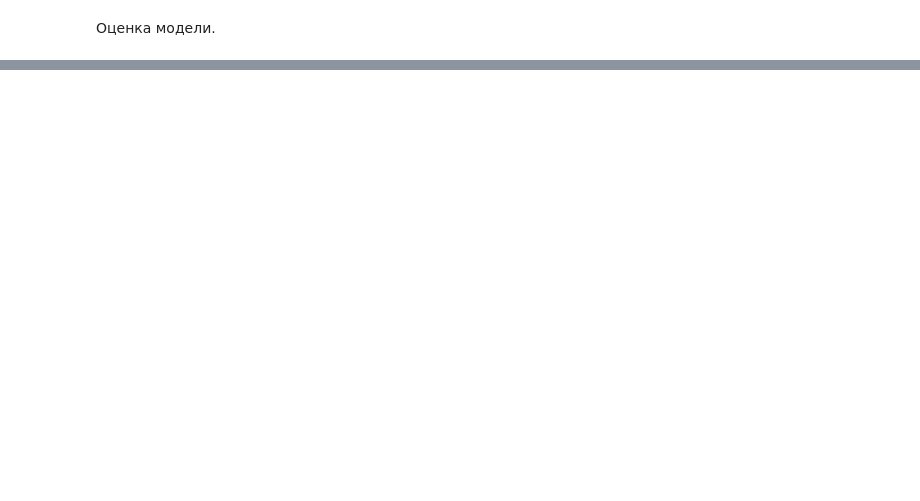
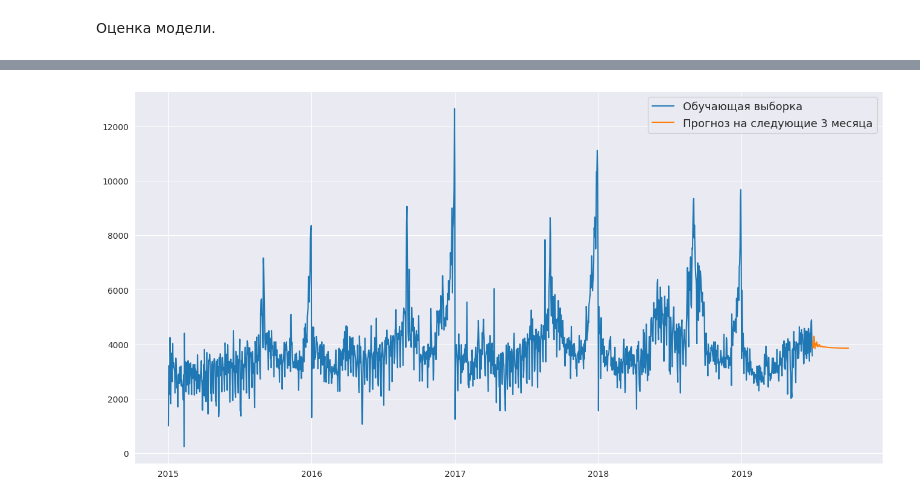
Before and after one commit to YushkevichNV/time_series_and_classification, a Jupyter notebook: task_1 (time_series)/task1.ipynb, the cells around one changed output, grey strips where cells are left out. Saved outputs shown, nothing was run; the diff lists cells and outputs as text; code cells hidden in the pictures; blank space fills up the shorter version.

```diff
--- a/task_1 (time_series)/task1.ipynb
+++ b/task_1 (time_series)/task1.ipynb
@@ -189,0 +197,4 @@ print(f'{round(mean_absolute_percentage_error(test_df, predictions)*100, 2)} %')
+# %%
+model = ARIMA(df, order=(8, 0, 0))
+result = model.fit()
+print(result.summary())
@@ -189,0 +219,10 @@ print(f'{round(mean_absolute_percentage_error(test_df, predictions)*100, 2)} %')
+# %%
+pred = result.predict(df.index.max() + DateOffset(days= 1), df.index.max() + DateOffset(months= 3))
+# %%
+plt.plot(df, label = 'Обучающая выборка')
+plt.plot(pred, label = 'Прогноз на следующие 3 месяца')
+
+plt.legend(fontsize=13)
+plt.show()
+# %% [output]
+[figure, added]
```
Also changed, not shown: parts of 17 cells of this notebook.
